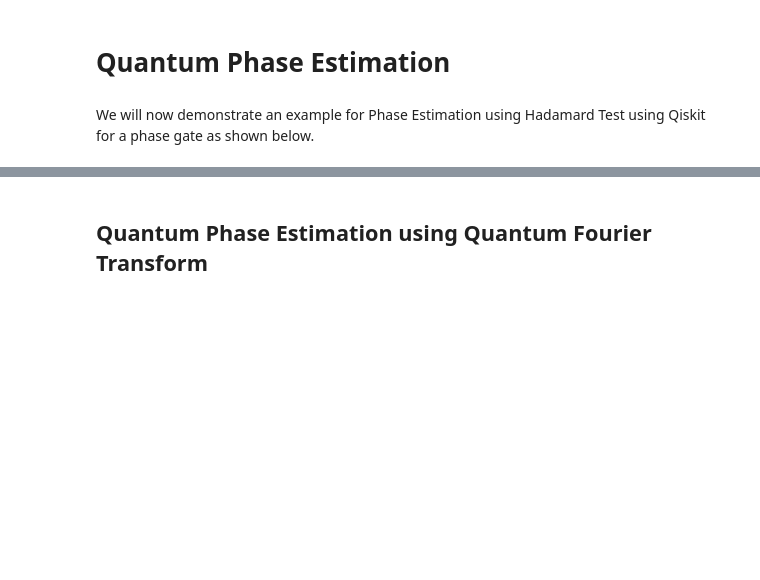
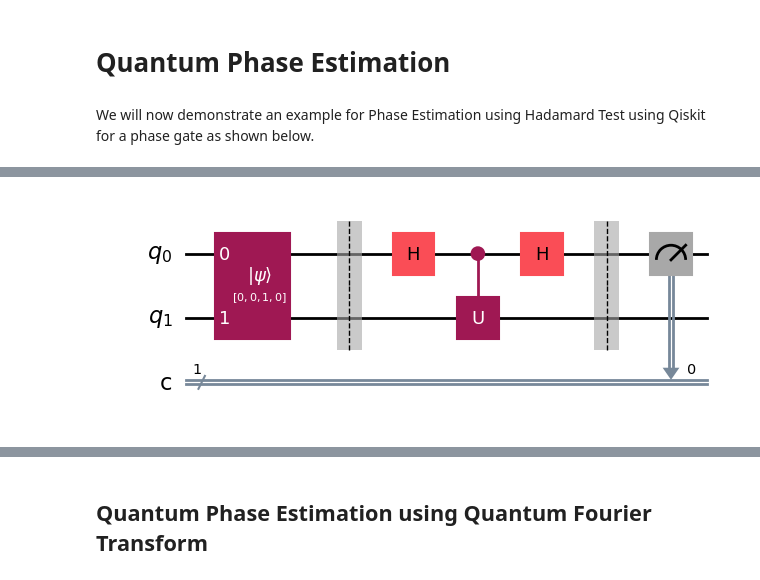
Before and after one commit to Nihar-Shah2001/Quantum_Computing_Notes, a Jupyter notebook: Notes/codes/15. QPE.ipynb, the cells around one changed output, grey strips where cells are left out. Cells and saved outputs as stored; diff of their text form; code cells hidden in the pictures; blank space fills up the shorter version.

```diff
--- a/Notes/codes/15. QPE.ipynb
+++ b/Notes/codes/15. QPE.ipynb
@@ -52,13 +4,0 @@ counts_re.get('1',1)
-# %%
-qc_im = QuantumCircuit(2,1)
-
-qc_im.x(1)
-qc_im.barrier()
-qc_im.h(0)
-qc_im.s(0)
-qc_im.cp(2*np.pi*0.5625,0,1)
-qc_im.h(0)
-qc_im.barrier()
-
-qc_im.measure(0,0)
-qc_im.draw('mpl')
@@ -67,4 +4,0 @@ qc_im.draw('mpl')
-# %%
-shots_im=10
-result_im = (AerSimulator()).run(transpile(qc_im, AerSimulator()),shots=shots_im).result()
-counts_im = result_im.get_counts()
@@ -89,0 +110,10 @@ theta =  0.4373921507388174
+# %%
+unitary = PhaseGate(2*np.pi*0.1234)
+evec = Statevector.from_label('1')
+backend = AerSimulator()
+epsilon = 0.001
+delta = 0.01
+shots =1000
+optimization_level = 3
+# %%
+angle, qc_re, qc_im, isa_qc_re, isa_qc_im, shots_re, shots_im, results_re, results_im, counts_re, counts_im, real, imaginary = Hadamard_test(unitary=unitary, evec=evec, epsilon=epsilon, delta=delta, backend=backend, optimization_level=optimization_level)
@@ -89,0 +132,4 @@ theta =  0.4373921507388174
+# %%
+qc_re.draw(output='mpl')
+# %% [output]
+[figure, added]
```
Also changed, not shown: parts of 70 cells of this notebook, 10 other files.
